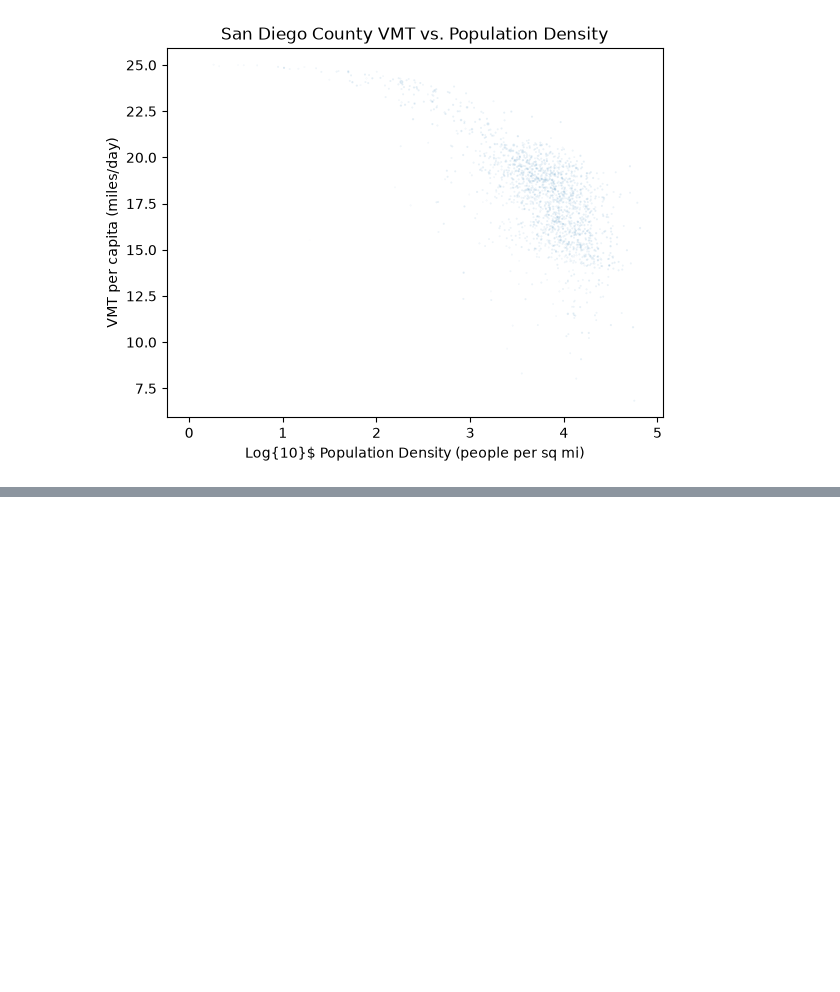
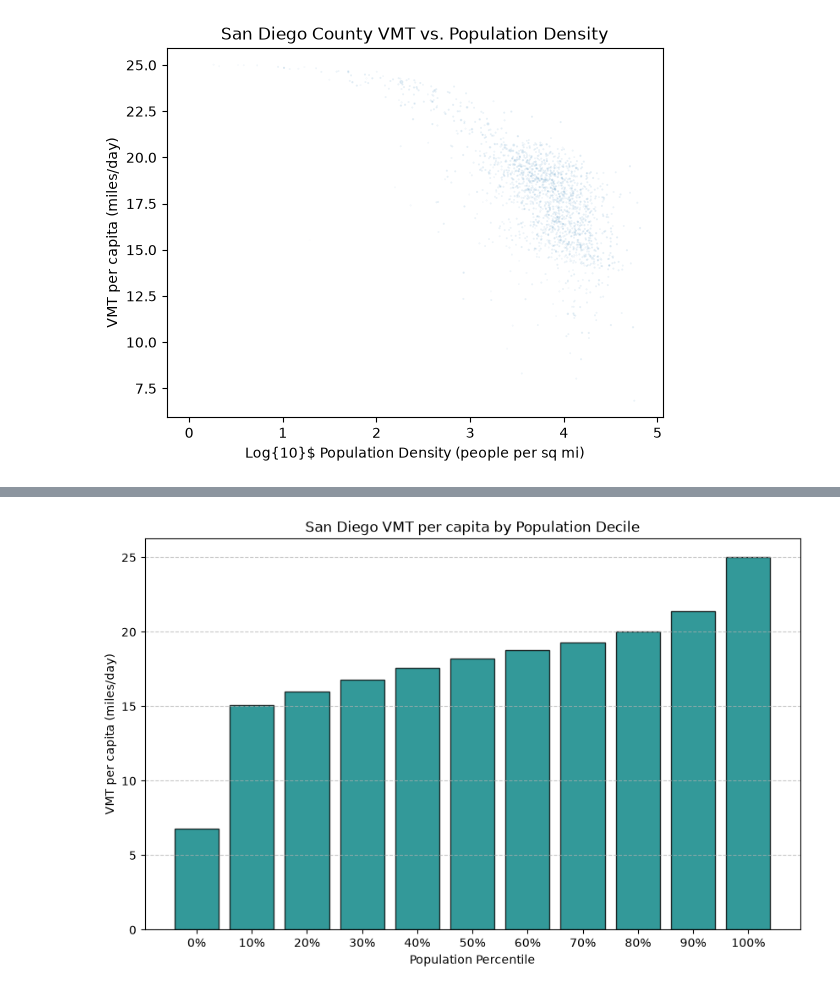
Before and after one commit to symptom-of-indigo/esm-grad-portfolio, a Jupyter notebook: sanDiego.ipynb, the cells around one changed output, grey strips where cells are left out. Drawn from its saved outputs; the diff is of its cells as text; code cells hidden in the pictures; blank space fills up the shorter version.

```diff
--- a/sanDiego.ipynb
+++ b/sanDiego.ipynb
@@ -350,0 +363,3 @@ plt.show()
+# %%
+sd_vmt = sd_vmt.merge(pop, left_index=True, right_index=True, how='inner')
+sd_vmt = sd_vmt.merge(housing_units,left_index=True, right_index=True, how='inner')
@@ -350,0 +385,8 @@ plt.show()
+# %%
+deciles = np.arange(0, 1.1, 0.1)
+sd_vmt_deciles = np.quantile(sd_vmt['VMTpc'], deciles, weights=sd_vmt['Population'],
+                            method='inverted_cdf')
+
+# To make it easier to look at, let's make a dictionary using "Dictionary Comprehension" (e.g. https://www.geeksforgeeks.org/python/python-dictionary-comprehension/).
+sd_vmt_deciles = {round(deciles[x], 1): round(sd_vmt_deciles[x], 1) for x in range(len(deciles))}
+sd_vmt_deciles
@@ -350,0 +405,17 @@ plt.show()
+# %%
+
+
+# get deciles and their corresponding VMT values
+deciles_labels = [f"{int(k*100)}%" for k in sd_vmt_deciles.keys()]
+vmt_values = list(sd_vmt_deciles.values())
+
+plt.figure(figsize=(10, 6))
+plt.bar(deciles_labels, vmt_values, color='teal', edgecolor='black', alpha=0.8)
+
+plt.xlabel('Population Percentile')
+plt.ylabel('VMT per capita (miles/day)')
+plt.title('San Diego VMT per capita by Population Decile')
+plt.grid(axis='y', linestyle='--', alpha=0.7)
+plt.show()
+# %% [output]
+[figure, added]
```
Also changed, not shown: parts of 9 cells of this notebook.
